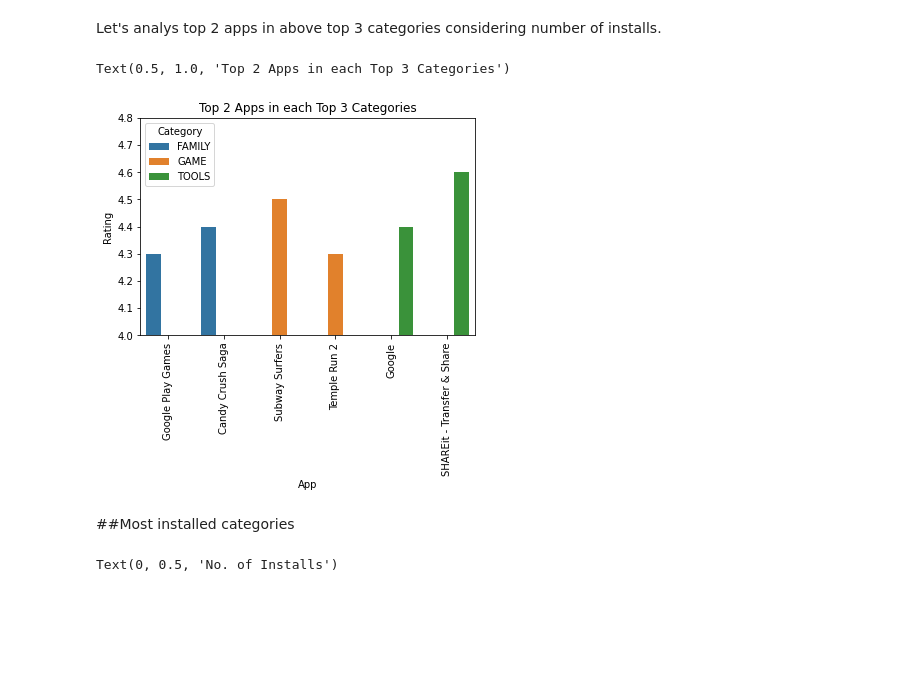
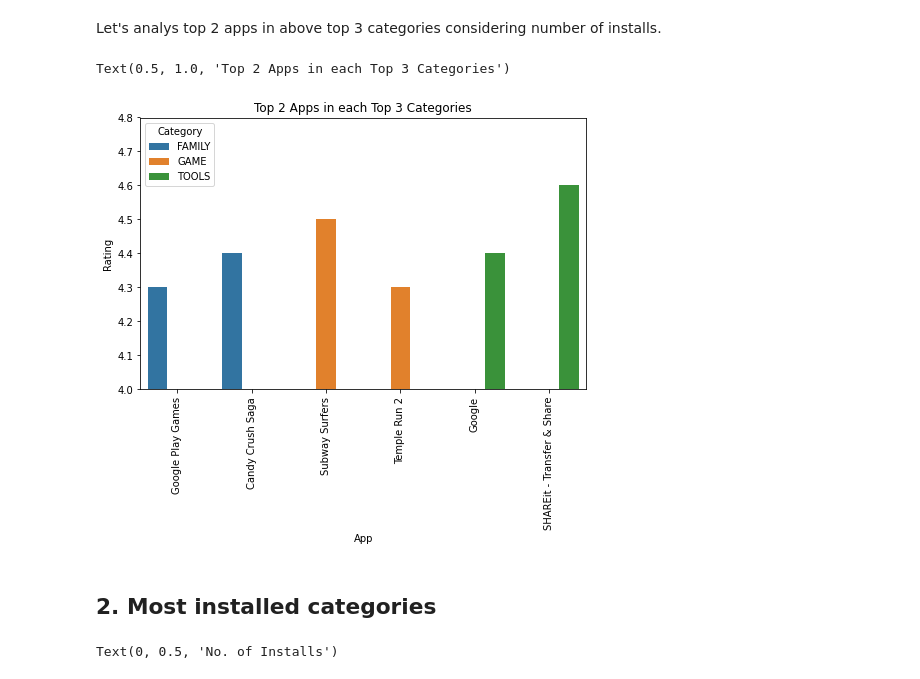
Before and after one commit to pranavdevi28/Play_Store_Data_Analysis, a Jupyter notebook: Play_Store_App_Review_Analysis_Capstone_Project.ipynb, the cells around one changed output. Saved outputs shown, nothing was run; the diff lists cells and outputs as text; code cells hidden in the pictures; blank space fills up the shorter version.

```diff
--- a/Play_Store_App_Review_Analysis_Capstone_Project.ipynb
+++ b/Play_Store_App_Review_Analysis_Capstone_Project.ipynb
@@ -525,15 +529,16 @@ Let's analys top 2 apps in above top 3 categories considering number of installs
 #getting top 2 apps in each category
 top_app_per_cat  =final_df[(final_df['Category']=='FAMILY') | (final_df['Category']=='GAME') | (final_df['Category']=='TOOLS')].sort_values(by=['Category', 'Installs'], ascending=[True, False]).groupby('Category').head(2)
 # %%
+plt.figure(figsize=(8,5))
 sns.barplot(data= top_app_per_cat, x='App', y='Rating', hue='Category')
 plt.xticks(rotation='vertical')
 plt.ylim(4.0,4.8)
 plt.title('Top 2 Apps in each Top 3 Categories')
 # %% [output]
 Text(0.5, 1.0, 'Top 2 Apps in each Top 3 Categories')
-[figure, old version]
+[figure, new version]
 # %% [markdown]
-##Most installed categories
+## 2. Most installed categories
 # %%
 top_5_installed_category =  final_df.groupby(by='Category')['Installs'].sum().sort_values(ascending=False)[:5]
 # %%
```
Also changed, not shown: parts of 31 cells of this notebook.
